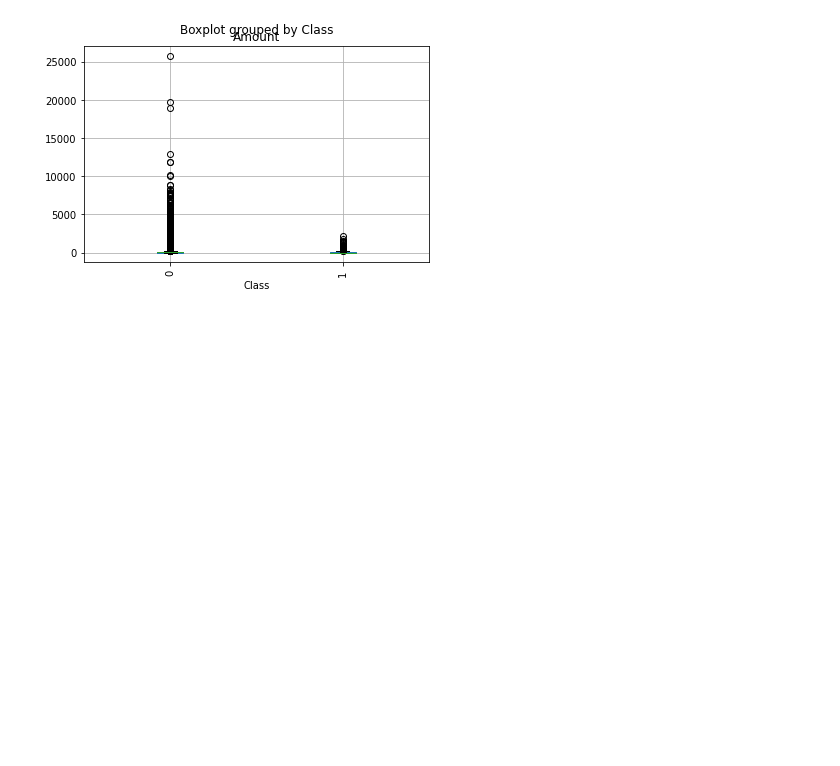
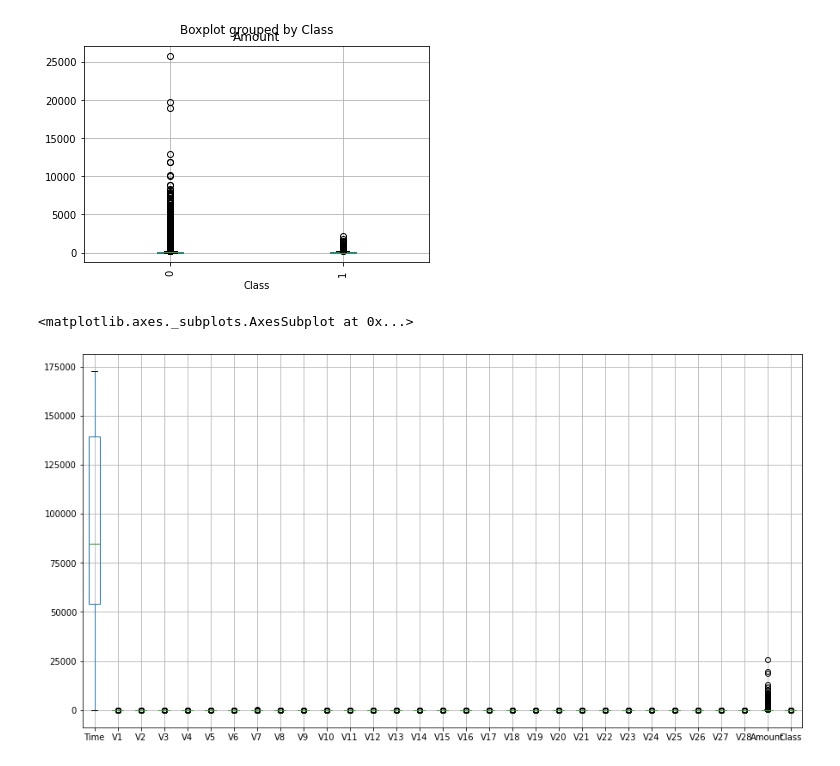
Before and after one commit to mselmasry/Dojo-Project2, a Jupyter notebook: Project02.ipynb, the cells around one changed output. Saved outputs shown, nothing was run; the diff lists cells and outputs as text; code cells hidden in the pictures; blank space fills up the shorter version.

```diff
--- a/Project02.ipynb
+++ b/Project02.ipynb
@@ -408,3 +408,9 @@ CPU times: user 69.5 ms, sys: 3.99 ms, total: 73.5 ms
 Wall time: 75 ms
 <Figure size 1080x576 with 0 Axes>
 [figure]
+# %%
+plt.figure(figsize=(15,8))
+cc_df.boxplot()
+# %% [output]
+<matplotlib.axes._subplots.AxesSubplot at 0x...>
+[figure, added]
```
Also changed, not shown: parts of 1 cell of this notebook.
